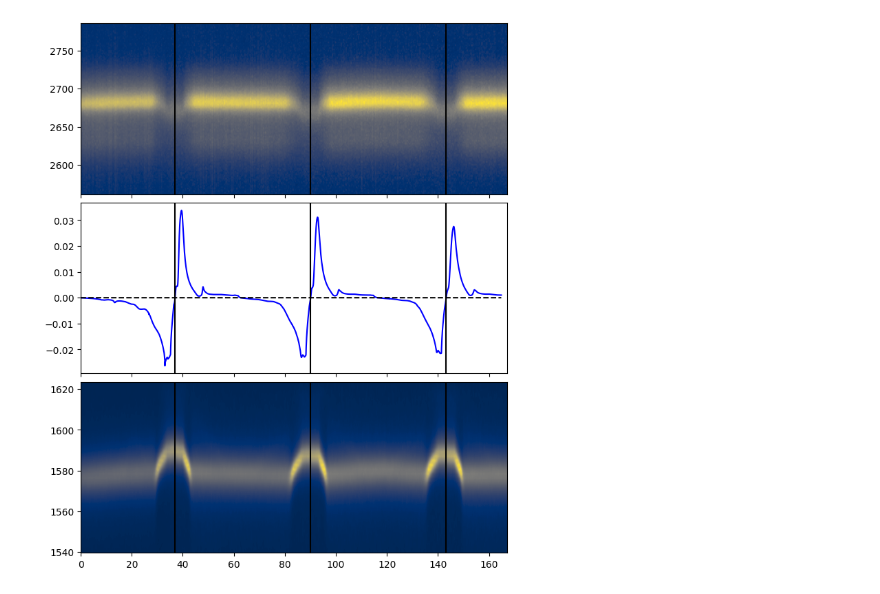
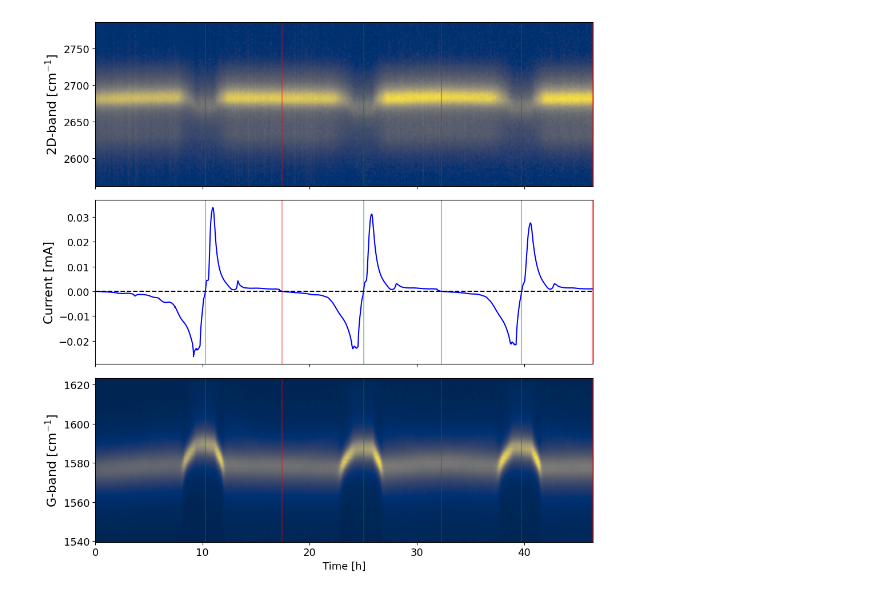
Before and after one commit to KelmendMuriqi/Raman-Spectroscopy, a Jupyter notebook: DataAnalysis.ipynb, the cells around one changed output. Cells and saved outputs as stored; diff of their text form; code cells hidden in the pictures.

Commit message:
Figures made

```diff
--- a/DataAnalysis.ipynb
+++ b/DataAnalysis.ipynb
@@ -85,5 +102,5 @@ plt.show()
 # %%
-lim_ind = 1000
+lim_ind = 200
 splt_ind = 400
 move_split1 = 350
 move_split2 = 120
@@ -91,7 +108,19 @@ start_ind = 240
 end_ind = -120
 current = Electric_red.get_current()[:-lim_ind]
 voltage = Electric_red.get_volt()[:-lim_ind]
-min_ind = np.array([np.argmin(np.abs(current)[400:4000])+400, np.argmin(np.abs(current)[7000:15000])+7000, np.argmin(np.abs(current)[20000:30000])+20000])
+charged_ind = np.array([np.argmin(np.abs(current)[400:4000])+400, np.argmin(np.abs(current)[7000:15000])+7000, np.argmin(np.abs(current)[20000:30000])+20000])
+discharged_ind = np.array([np.argmin(np.abs(current)[4000:7000])+4000, np.argmin(np.abs(current)[15000:20000])+15000, len(current)-1])
+time = Electric_red.get_time()[:-lim_ind]
+time_charged = np.array([time[charged_ind[0]], time[charged_ind[1]], time[charged_ind[2]]])
+time_discharged = np.array([time[discharged_ind[0]], time[discharged_ind[1]], time[discharged_ind[2]]])
+plt.rcParams['font.size'] = 13
+plt.figure(figsize=(10,3))
+plt.plot(time/3600, voltage, color='green')
+plt.plot(time/3600, [0]*len(time), color='black', linestyle='--')
+plt.ylabel(r'Voltage [V]')
+plt.xlabel(r'Time [h]')
+plt.grid()
+plt.tight_layout()
 
-time = Electric_red.get_time()[:-lim_ind]
-time_charged = np.array([time[min_ind[0]], time[min_ind[1]], time[min_ind[2]]])
+#plt.savefig(f'{DATA_DIR_RED}VoltageControl.pdf')
+plt.show()
@@ -98,17 +129,20 @@ time_charged = np.array([time[min_ind[0]], time[min_ind[1]], time[min_ind[2]]])
 # %%
-
-fig, ax = plt.subplots(3, 1, figsize=(8,10), sharex=True)
+plt.rcParams['font.size'] = 13
+fig, ax = plt.subplots(3, 1, figsize=(10,10), sharex=True)
 ax[0].contourf(t_grid[:, splt_ind+move_split1:end_ind], nu_grid[:, splt_ind+move_split1:end_ind], counts_grid[:, splt_ind+move_split1:end_ind], cmap='cividis', levels=200)
 ax[2].contourf(t_grid[:, start_ind:splt_ind-move_split2], nu_grid[:, start_ind:splt_ind-move_split2], counts_grid[:, start_ind:splt_ind-move_split2], cmap='cividis', levels=200)
-ax[1].plot(time/1000, current, color='blue')
-ax[1].plot(time/1000, [0]*len(time), color='black', linestyle='--')
-#ax[0].plot(time/1000, voltage, color='green')
-#ax[0].plot(time/1000, [0]*len(time), color='black', linestyle='--')
-ylabels = [r'2D-band [cm$^{-1}$]', r'Current [mA]', r'G-band []']
+ax[1].plot(time/3600, current, color='blue')
+ax[1].plot(time/3600, [0]*len(time), color='black', linestyle='--')
+
+ylabels = [r'2D-band [cm$^{-1}$]', r'Current [mA]', r'G-band [cm$^{-1}$]']
 for i in range(3):
     for j in range(3):
-        ax[i].axvline(time_charged[j]/1000, color='black')
-plt.subplots_adjust(hspace=0.05)
+        ax[i].axvline(time_charged[j]/3600, color='green', alpha=0.4)
+        ax[i].axvline(time_discharged[j]/3600, color='red', alpha=0.4)
+    ax[i].set_ylabel(ylabels[i], fontsize=16)
+ax[2].set_xlabel(r'Time [h]')
+#plt.subplots_adjust(hspace=0.05)
+plt.tight_layout()
 plt.show()
 # %% [output]
-[figure, old version]
+[figure, new version]
```
Also changed, not shown: parts of 15 cells of this notebook, 15 other files.
